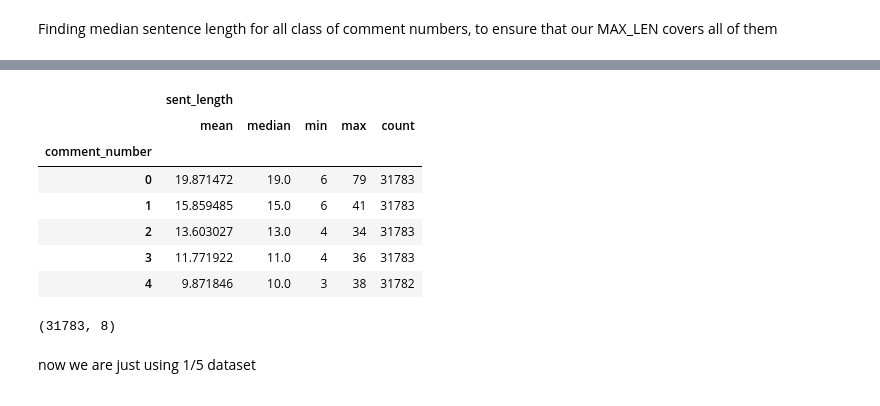
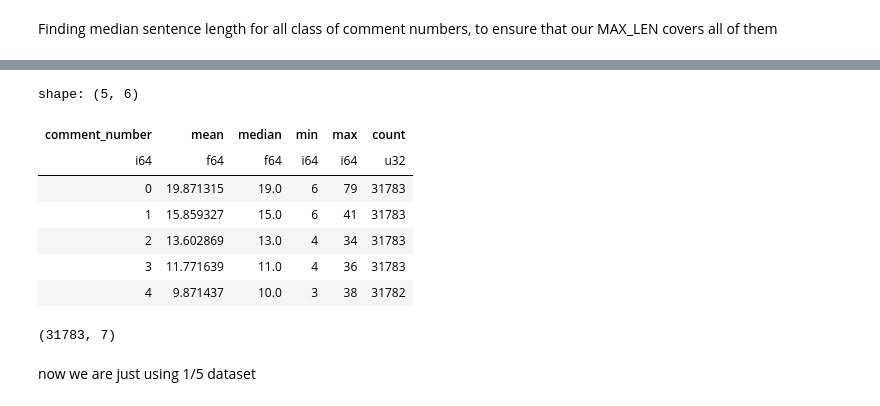
Before and after one commit to tikendraw/caption-generator, a Jupyter notebook: train.ipynb, the cells around one changed output, grey strips where cells are left out. Saved outputs shown, nothing was run; the diff lists cells and outputs as text; code cells hidden in the pictures.

```diff
--- a/train.ipynb
+++ b/train.ipynb
@@ -77,9 +77,9 @@ with open(config_file_path, 'r') as file:
     config = yaml.safe_load(file)
 
 
-RAW_CAPTION_FILE                        = config['raw_caption_file']
-CAPTION_FILE                            = config['caption_file']
-IMAGE_DIR                               = config['image_dir']
+RAW_CAPTION_FILE                        = Path(config['raw_caption_file'])
+CAPTION_FILE                            = Path(config['caption_file'])
+IMAGE_DIR                               = Path(config['image_dir'])
 IMG_SIZE                                = config['img_size']
 CHANNELS                                = config['channels']
 IMG_SHAPE                               = config['img_shape']
@@ -146,7 +134,7 @@ delete before this code
 # %%
-df = pd.read_csv(CAPTION_FILE)
+df = pd.read_csv('cleaned.csv')
 
-try:bar_int
+try:
     df.drop('Unnamed: 0',axis=1, inplace=True)
 except:
     pass
@@ -179,3 +162,13 @@ Index(['image_name', 'comment_number', 'comment', 'has_rare_words',
 ### **For the Sake of COmputation power and time we will train with one caption per image rather than 5 caption per image**
 # %% [markdown]
 Finding median sentence length for all class of comment numbers, to ensure that our MAX_LEN covers all of them
+# %%
+df = df.with_columns([
+    pl.col("image_name").apply(lambda x: str(IMAGE_DIR / x) ).alias('image_path')
+])
+
+df = df.with_columns([
+    pl.col("image_path").apply(lambda x: os.path.isfile(x)).alias('img_exists')
+])
+
+df.head()
@@ -182,27 +184,33 @@ Finding median sentence length for all class of comment numbers, to ensure that
 # %%
-
 # Group by a categorical column
-grouped = df.select_dtypes(include=['float64', 'int64']).groupby('comment_number')
-
+grouped = df.groupby('comment_number')
 
 # Apply aggregation functions on numerical columns
-aggregated = grouped.agg(['mean', 'median', 'min', 'max', 'count'])
+aggregated = grouped.agg(
+    pl.col('sent_len').mean().alias('mean'),
+    pl.col('sent_len').median().alias('median'),
+    pl.col('sent_len').min().alias('min'),
+    pl.col('sent_len').max().alias('max'),
+    pl.col('sent_len').count().alias('count')
+)
 aggregated
 # %% [output]
+shape: (5, 6)
-|  | sent_length |  |  |  |  |
-|  | mean | median | min | max | count |
-| comment_number |  |  |  |  |  |
-| 0 | 19.871472 | 19.0 | 6 | 79 | 31783 |
-| 1 | 15.859485 | 15.0 | 6 | 41 | 31783 |
-| 2 | 13.603027 | 13.0 | 4 | 34 | 31783 |
-| 3 | 11.771922 | 11.0 | 4 | 36 | 31783 |
-| 4 | 9.871846 | 10.0 | 3 | 38 | 31782 |
+| comment_number | mean | median | min | max | count |
+| i64 | f64 | f64 | i64 | i64 | u32 |
+| 0 | 19.871315 | 19.0 | 6 | 79 | 31783 |
+| 1 | 15.859327 | 15.0 | 6 | 41 | 31783 |
+| 2 | 13.602869 | 13.0 | 4 | 34 | 31783 |
+| 3 | 11.771639 | 11.0 | 4 | 36 | 31783 |
+| 4 | 9.871437 | 10.0 | 3 | 38 | 31782 |
 # %%
 # i randomly chose 2nd comment of all picture you can chose anything bw 0 to 4
-df= df[(df.comment_number==1) & (df.img_exists==True)&(df.sent_length<51)]
+df = df.filter(
+    (pl.col("comment_number") == 1) & (pl.col("img_exists") == True) & (pl.col("sent_len") < 51)
+)
 df.shape
 # %% [output]
-(31783, 8)
+(31783, 7)
 # %% [markdown]
 now we are just using 1/5 dataset
 # %% [markdown]
```
Also changed, not shown: parts of 13 cells of this notebook, 2 other files.
